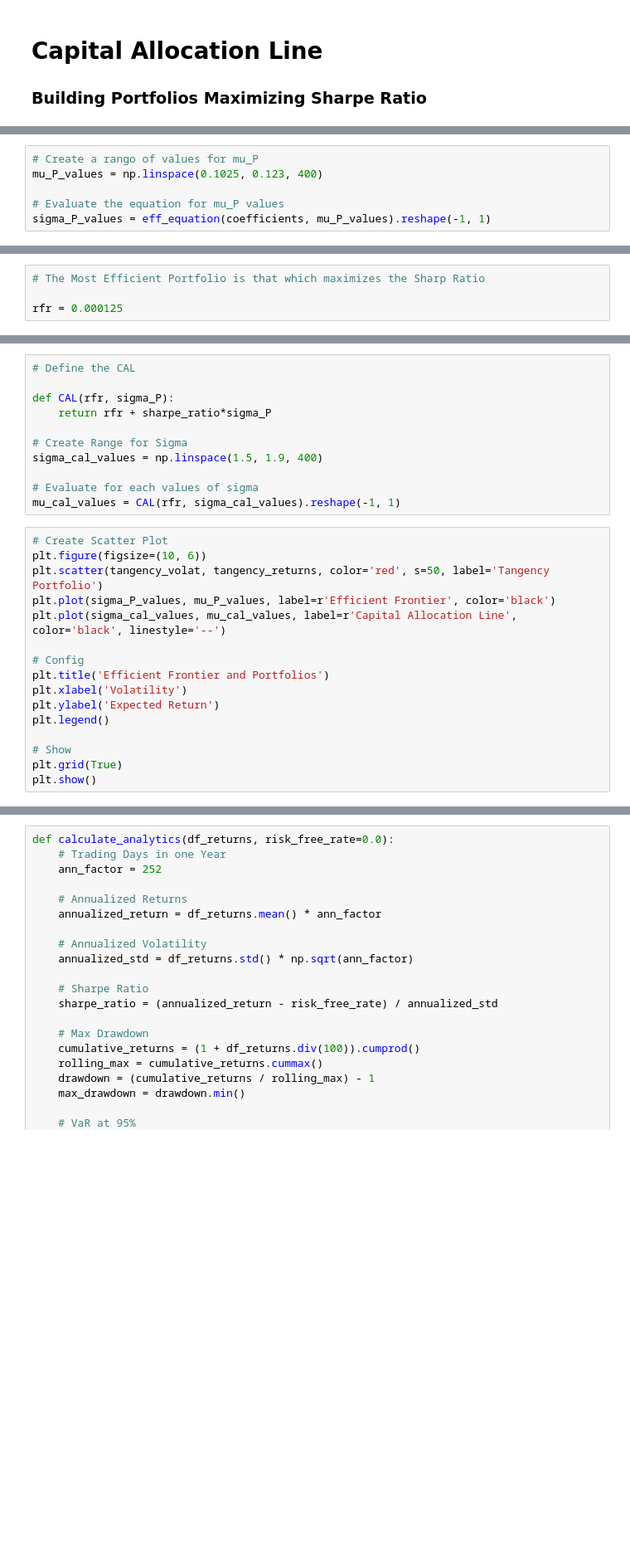
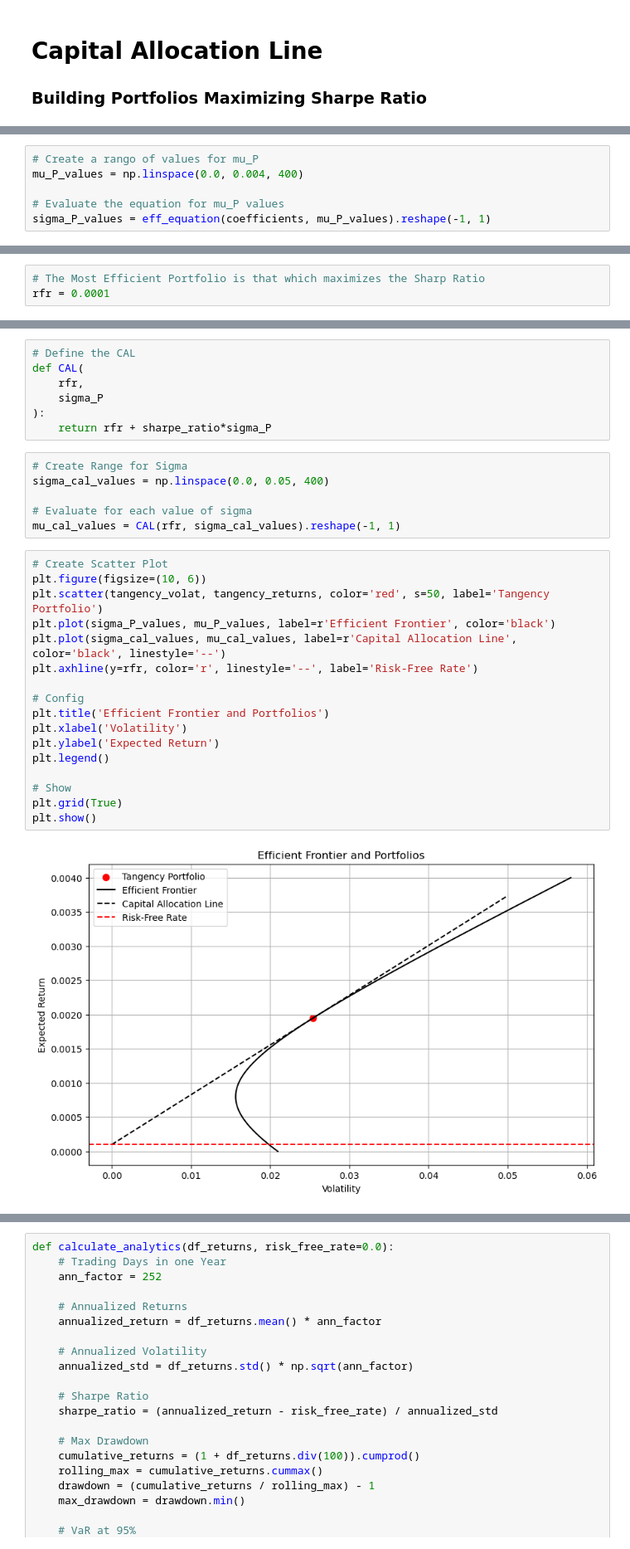
Before and after one commit to dan-the-quant/DTQ-Portfolio_Management_Course, a Jupyter notebook: Module 2 - Portfolio Theory/Module2.3.ipynb, the cells around one changed output, grey strips where cells are left out. Shown at 83% size. Drawn from its saved outputs; the diff is of its cells as text; blank space fills up the shorter version.

```diff
--- a/Module 2 - Portfolio Theory/Module2.3.ipynb
+++ b/Module 2 - Portfolio Theory/Module2.3.ipynb
@@ -71,6 +84,6 @@ coefficients
 # %%
 # Create a rango of values for mu_P
-mu_P_values = np.linspace(0.1025, 0.123, 400)
+mu_P_values = np.linspace(0.0, 0.004, 400)
 
 # Evaluate the equation for mu_P values
 sigma_P_values = eff_equation(coefficients, mu_P_values).reshape(-1, 1)
@@ -92,4 +107,3 @@ plt.show()
 # %%
 # The Most Efficient Portfolio is that which maximizes the Sharp Ratio
-
-rfr = 0.000125
+rfr = 0.0001
@@ -133,28 +153,33 @@ print(f"The Maximum Sharpe Ratio is: {sharpe_ratio}")
+# %%
+# Define the CAL
+def CAL(
+    rfr,
+    sigma_P
+):
+    return rfr + sharpe_ratio*sigma_P
 # %%
-# Define the CAL
+# Create Range for Sigma
+sigma_cal_values = np.linspace(0.0, 0.05, 400)
 
-def CAL(rfr, sigma_P):
-    return rfr + sharpe_ratio*sigma_P
-
-# Create Range for Sigma
-sigma_cal_values = np.linspace(1.5, 1.9, 400)
-
-# Evaluate for each values of sigma
+# Evaluate for each value of sigma
 mu_cal_values = CAL(rfr, sigma_cal_values).reshape(-1, 1)
 # %%
 # Create Scatter Plot
 plt.figure(figsize=(10, 6))
 plt.scatter(tangency_volat, tangency_returns, color='red', s=50, label='Tangency Portfolio')
 plt.plot(sigma_P_values, mu_P_values, label=r'Efficient Frontier', color='black')
 plt.plot(sigma_cal_values, mu_cal_values, label=r'Capital Allocation Line', color='black', linestyle='--')
+plt.axhline(y=rfr, color='r', linestyle='--', label='Risk-Free Rate')
 
 # Config
 plt.title('Efficient Frontier and Portfolios')
 plt.xlabel('Volatility')
 plt.ylabel('Expected Return')
 plt.legend()
 
 # Show
 plt.grid(True)
 plt.show()
+# %% [output]
+[figure, added]
 # %%
```
Also changed, not shown: parts of 25 cells of this notebook, 2 other files.
